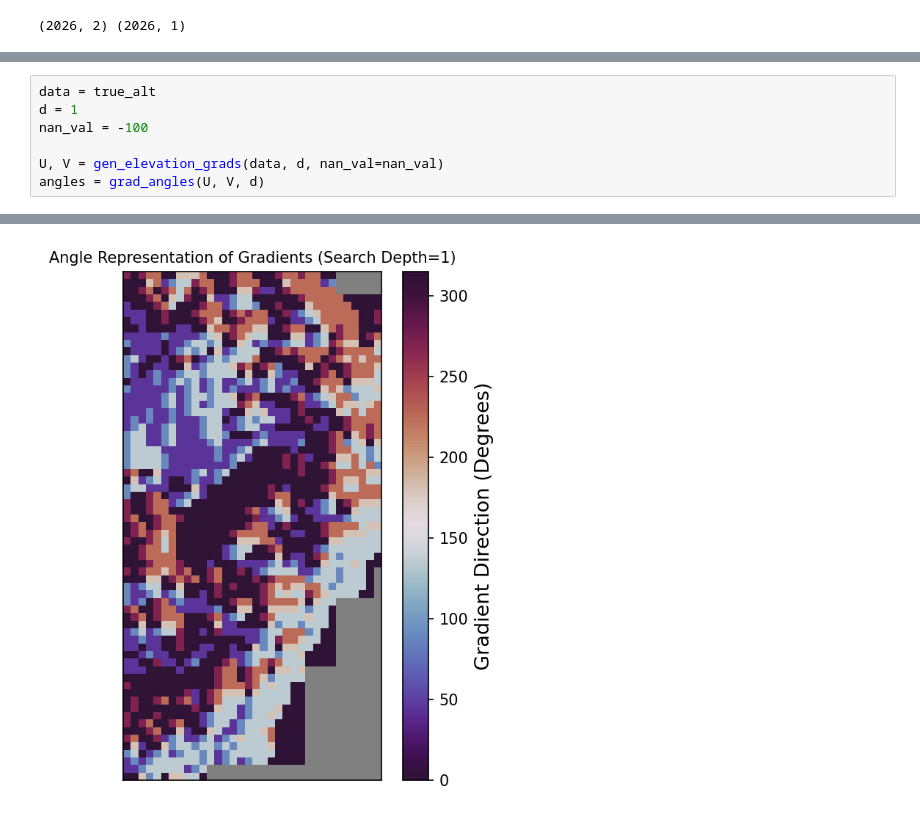
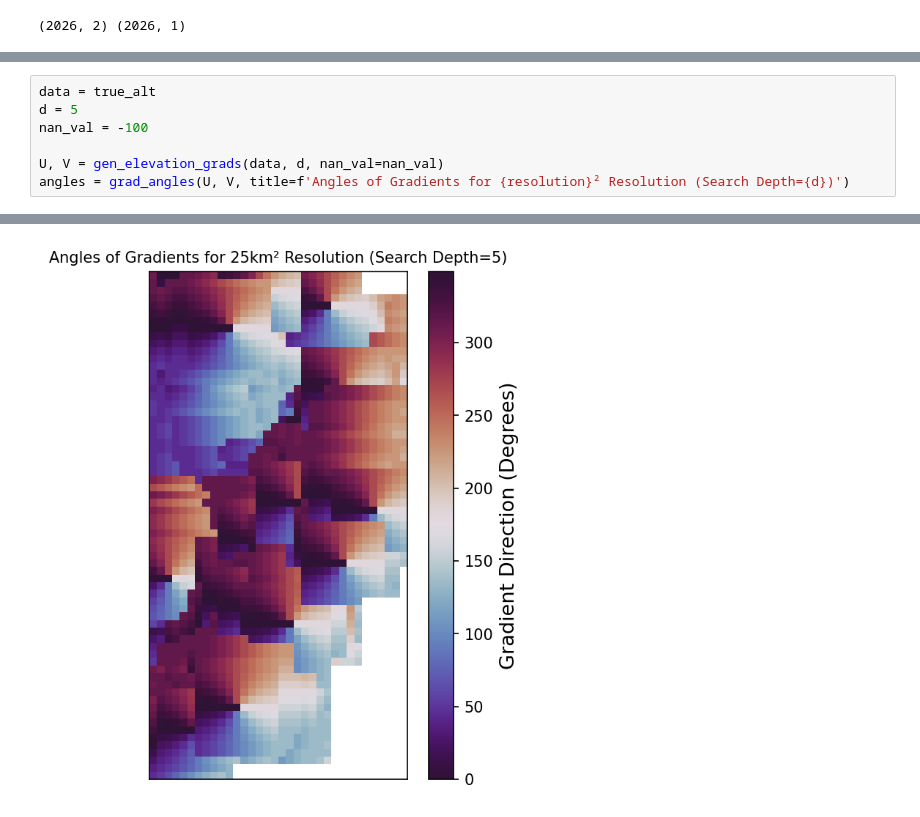
Before and after one commit to jyhong05/CFL_Research, a Jupyter notebook: altitude_extraction/get_elev_gradients.ipynb, the cells around one changed output, grey strips where cells are left out. Saved outputs shown, nothing was run; the diff lists cells and outputs as text.

Commit message:
papers graphs v2

```diff
--- a/altitude_extraction/get_elev_gradients.ipynb
+++ b/altitude_extraction/get_elev_gradients.ipynb
@@ -46,8 +44,8 @@ plt.show()
 # %%
 data = true_alt
-d = 1
+d = 5
 nan_val = -100
 
 U, V = gen_elevation_grads(data, d, nan_val=nan_val)
-angles = grad_angles(U, V, d)
+angles = grad_angles(U, V, title=f'Angles of Gradients for {resolution}² Resolution (Search Depth={d})')
 # %% [output]
@@ -55 +53 @@ angles = grad_angles(U, V, d)
-[figure, old version]
+[figure, new version]
```
Also changed, not shown: parts of 3 cells of this notebook, 17 other files.
